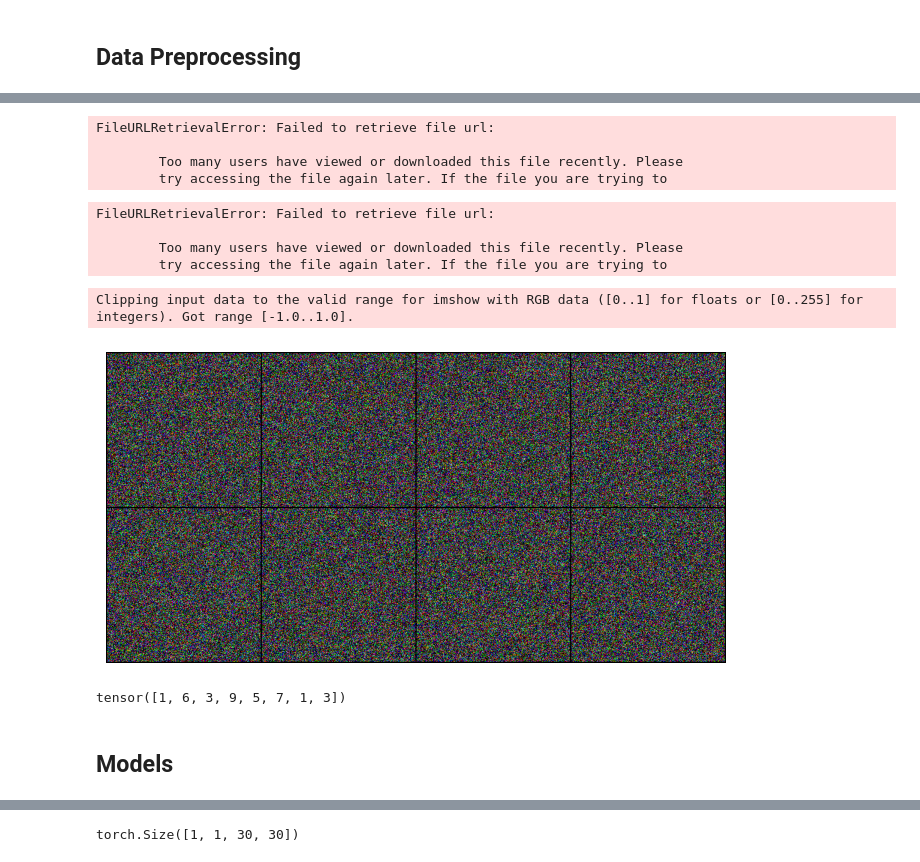
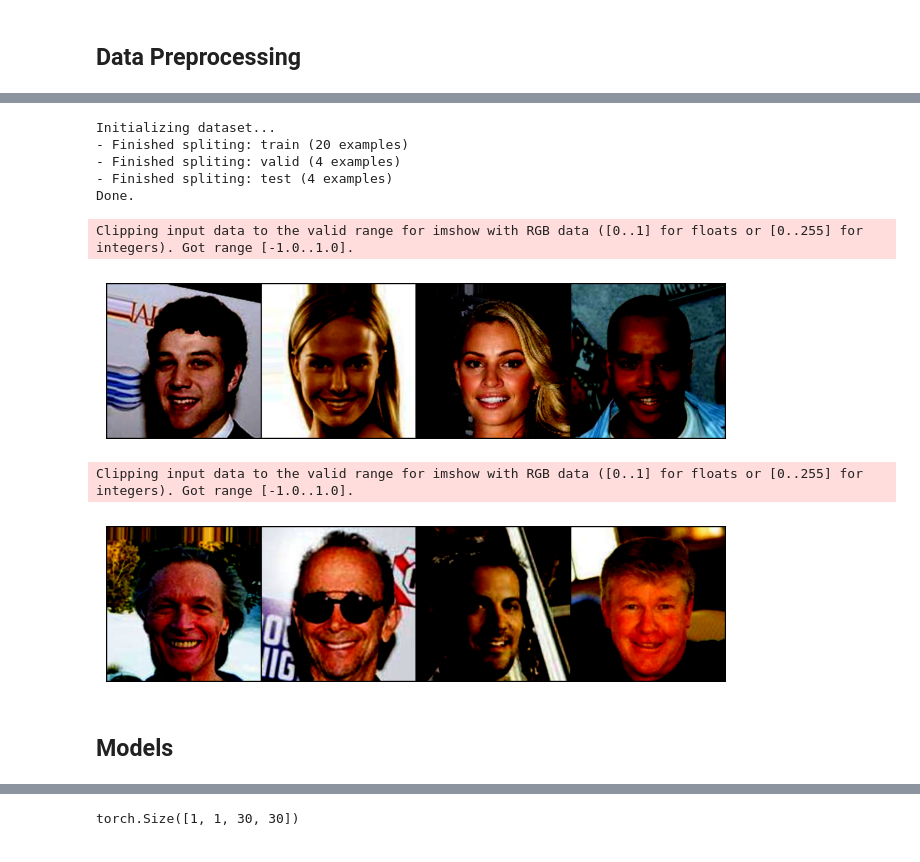
Before and after one commit to codinglabsong/aging-gan, a Jupyter notebook: notebooks/experiments/01_start_to_finish.ipynb, the cells around one changed output, grey strips where cells are left out. Cells and saved outputs as stored; diff of their text form; code cells hidden in the pictures.

Commit message:
finished successful train run with rough outline in  notebook

```diff
--- a/notebooks/experiments/01_start_to_finish.ipynb
+++ b/notebooks/experiments/01_start_to_finish.ipynb
@@ -71,17 +16,3 @@ transform = T.Compose([
-# %%
-data_dir = os.path.join(os.getcwd(), "..", "..", "data")
-
-full = CelebA(
-    root=str(data_dir),
-    split="all",
-    download=True,
-    transform=transform,
-)
-# %% [output]
-FileURLRetrievalError: Failed to retrieve file url:
-
-        Too many users have viewed or downloaded this file recently. Please
-        try accessing the file again later. If the file you are trying to
 # %%
 # data_dir = os.path.join(os.path.dirname(__file__), "..", "..", "data")
 # path logic for notebook
@@ -95,7 +26,7 @@ transform = T.Compose([
                 [0.5,0.5,0.5]),
 ])
 
-def make_unpaired_loader(root, split, batch_size=4, num_workers=2, limit=None, transform=transform):
+def make_unpaired_loader(root, split, batch_size=4, num_workers=1, limit=None, transform=transform):
     # download split
     full = CelebA(
         root=root,
@@ -107,11 +38,9 @@ def make_unpaired_loader(root, split, batch_size=4, num_workers=2, limit=None, t
     # locate the "Young" attribute index
     young_attr_i = full.attr_names.index("Young")
     attrs = full.attr
-    print(full.attr_names)
-    print(attrs)
     # split indices
     young_idx = (attrs[:, young_attr_i] == 1).nonzero(as_tuple=True)[0]
-    old_idx = (attrs[:, young_attr_i] == 1).nonzero(as_tuple=True)[0]
+    old_idx = (attrs[:, young_attr_i] == 0).nonzero(as_tuple=True)[0]
 
     # limit each domain samples
     if limit is not None:
@@ -140,41 +69,45 @@ def make_unpaired_loader(root, split, batch_size=4, num_workers=2, limit=None, t
             return x, y
 
     paired = Unpaired(young_ds, old_ds)
+    print(f"- Finished spliting: {split} ({limit} examples)")
     return DataLoader(
         paired, batch_size=batch_size, shuffle=(split=="train"),
         num_workers=num_workers, pin_memory=True, drop_last=(split=="train")
     )
 
-train_loader = make_unpaired_loader(str(data_dir), "train", limit=100)
-val_loader = make_unpaired_loader(str(data_dir), "valid", limit=20)
-test_loader = make_unpaired_loader(str(data_dir), "test", limit=20)
+# loaders
+print("Initializing dataset...")
+train_loader = make_unpaired_loader(str(data_dir), "train", limit=20)
+val_loader = make_unpaired_loader(str(data_dir), "valid", limit=4)
+test_loader = make_unpaired_loader(str(data_dir), "test", limit=4)
+print("Done.")
 # %% [output]
-FileURLRetrievalError: Failed to retrieve file url:
-
-        Too many users have viewed or downloaded this file recently. Please
-        try accessing the file again later. If the file you are trying to
+Initializing dataset...
+- Finished spliting: train (20 examples)
+- Finished spliting: valid (4 examples)
+- Finished spliting: test (4 examples)
+Done.
-# %%
-train_loader = DataLoader(
-    dataset_train, batch_size=4, shuffle=True, num_workers=4, pin_memory=True
-)
-
-val_loader = DataLoader(
-    dataset_train, batch_size=4, shuffle=True, num_workers=4, pin_memory=True
-)
 # %%
 import torchvision
 
-images,labels = next(iter(dataloader))
+x,y = next(iter(train_loader))
 
-grid = torchvision.utils.make_grid(images, nrow=4, padding=2)
+grid_x = torchvision.utils.make_grid(x, nrow=4, padding=2)
+grid_y = torchvision.utils.make_grid(y, nrow=4, padding=2)
 
-# plot
+# plot x
 plt.figure(figsize=(8, 8))
-plt.imshow(grid.permute(1, 2, 0))
+plt.imshow(grid_x.permute(1, 2, 0))
 plt.axis('off')
 plt.show()
-print(labels)
+
+# plot y
+plt.figure(figsize=(8, 8))
+plt.imshow(grid_y.permute(1, 2, 0))
+plt.axis('off')
+plt.show()
 # %% [output]
 Clipping input data to the valid range for imshow with RGB data ([0..1] for floats or [0..255] for integers). Got range [-1.0..1.0].
-[figure, old version]
+[figure, new version]
-tensor([1, 6, 3, 9, 5, 7, 1, 3])
+Clipping input data to the valid range for imshow with RGB data ([0..1] for floats or [0..255] for integers). Got range [-1.0..1.0].
+[figure, added]
@@ -183,4 +114,4 @@ young
-# %% [markdown]
-## Models
+# %% [markdown]
+## Models
 # %%
 # initilize the generators
```
Also changed, not shown: parts of 16 cells of this notebook, 1 other file.
